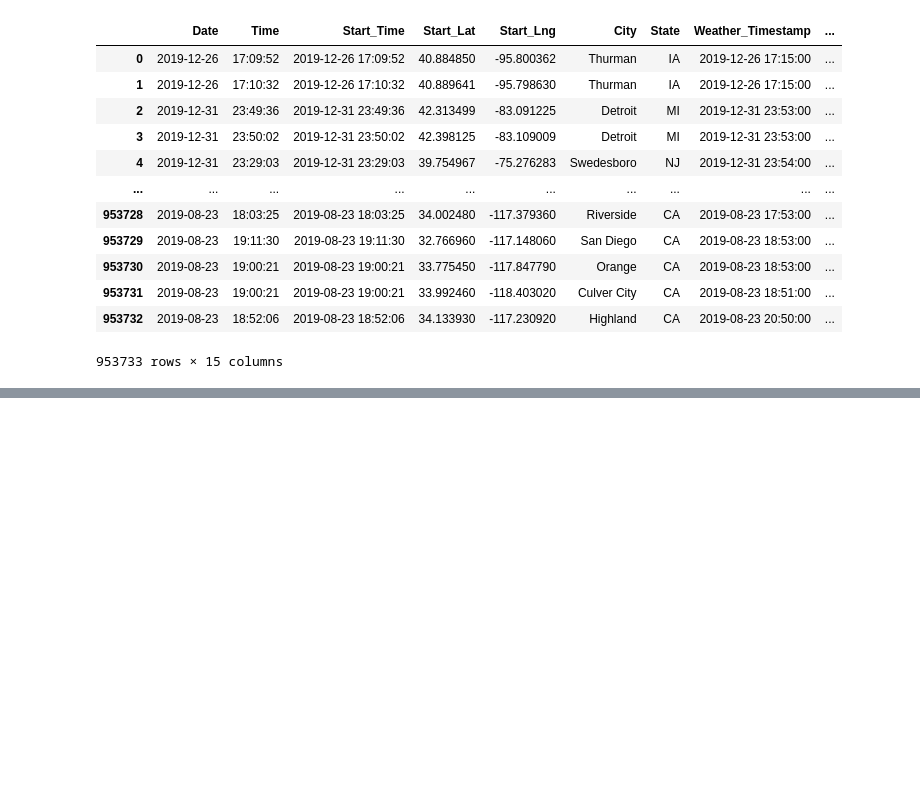
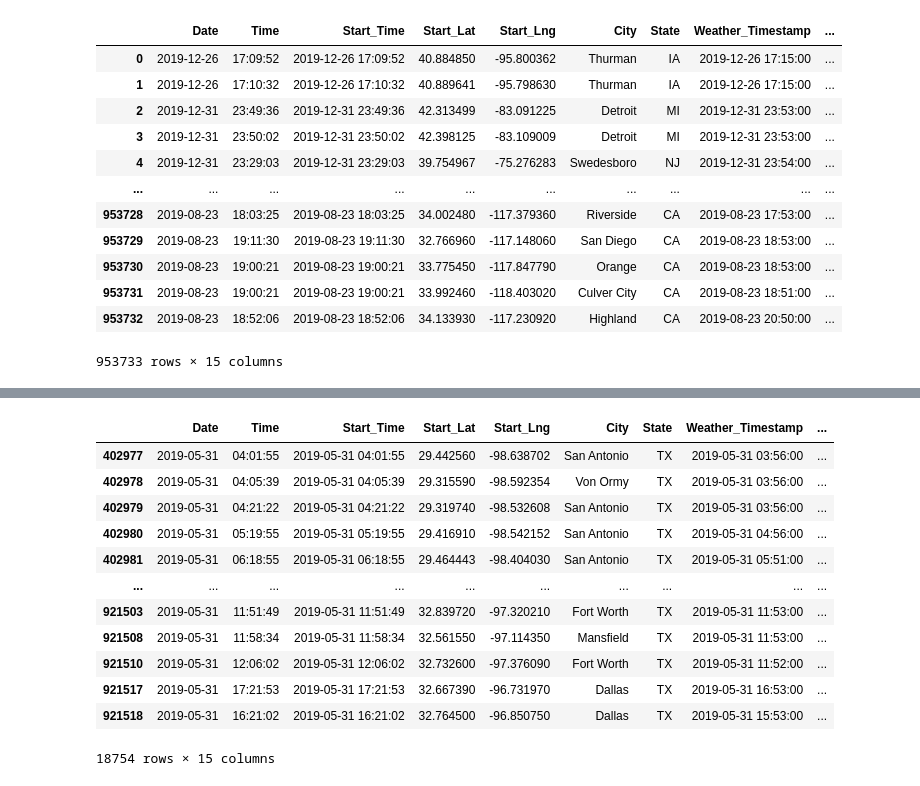
Before and after one commit to gamem001/us_accident_trends, a Jupyter notebook: andrews_new.ipynb, the cells around one changed output, grey strips where cells are left out. Saved outputs shown, nothing was run; the diff lists cells and outputs as text; code cells hidden in the pictures; blank space fills up the shorter version.

```diff
--- a/andrews_new.ipynb
+++ b/andrews_new.ipynb
@@ -116,7 +106,6 @@ winter_dates = winter['State'].unique()
 # %%
-spring_dates_df = spring_dates_df[(spring_dates_df['Temperature(F)'] >= 24) & (spring_dates_df['Temperature(F)'] <= 70)]
-spring_dates_df.drop_duplicates(subset='State', inplace=True)
-spring_dates_df.head(10)
-spring_dates = spring_dates_df['State'].unique()
-spring_dates = list(spring_dates)
+# spring_dates_df = spring_dates_df[(spring_dates_df['Temperature(F)'] >= 24) & (spring_dates_df['Temperature(F)'] <= 70)]
+# spring_dates_df.drop_duplicates(subset='State', inplace=True)
+# spring_dates_df.head(10)
+# spring_dates_df['State'].unique()
 # %%
@@ -162,0 +147,17 @@ date_dict
+# %%
+tx_spring = spring_dates_df.loc[spring_dates_df.State == 'TX', : ]
+tx_spring
+# %% [output]
+|  | Date | Time | Start_Time | Start_Lat | Start_Lng | City | State | Weather_Timestamp | ... |
+| 402977 | 2019-05-31 | 04:01:55 | 2019-05-31 04:01:55 | 29.442560 | -98.638702 | San Antonio | TX | 2019-05-31 03:56:00 | ... |
+| 402978 | 2019-05-31 | 04:05:39 | 2019-05-31 04:05:39 | 29.315590 | -98.592354 | Von Ormy | TX | 2019-05-31 03:56:00 | ... |
+| 402979 | 2019-05-31 | 04:21:22 | 2019-05-31 04:21:22 | 29.319740 | -98.532608 | San Antonio | TX | 2019-05-31 03:56:00 | ... |
+| 402980 | 2019-05-31 | 05:19:55 | 2019-05-31 05:19:55 | 29.416910 | -98.542152 | San Antonio | TX | 2019-05-31 04:56:00 | ... |
+| 402981 | 2019-05-31 | 06:18:55 | 2019-05-31 06:18:55 | 29.464443 | -98.404030 | San Antonio | TX | 2019-05-31 05:51:00 | ... |
+| ... | ... | ... | ... | ... | ... | ... | ... | ... | ... |
+| 921503 | 2019-05-31 | 11:51:49 | 2019-05-31 11:51:49 | 32.839720 | -97.320210 | Fort Worth | TX | 2019-05-31 11:53:00 | ... |
+| 921508 | 2019-05-31 | 11:58:34 | 2019-05-31 11:58:34 | 32.561550 | -97.114350 | Mansfield | TX | 2019-05-31 11:53:00 | ... |
+| 921510 | 2019-05-31 | 12:06:02 | 2019-05-31 12:06:02 | 32.732600 | -97.376090 | Fort Worth | TX | 2019-05-31 11:52:00 | ... |
+| 921517 | 2019-05-31 | 17:21:53 | 2019-05-31 17:21:53 | 32.667390 | -96.731970 | Dallas | TX | 2019-05-31 16:53:00 | ... |
+| 921518 | 2019-05-31 | 16:21:02 | 2019-05-31 16:21:02 | 32.764500 | -96.850750 | Dallas | TX | 2019-05-31 15:53:00 | ... |
+18754 rows × 15 columns
```
Also changed, not shown: parts of 18 cells of this notebook, 1 other file.
